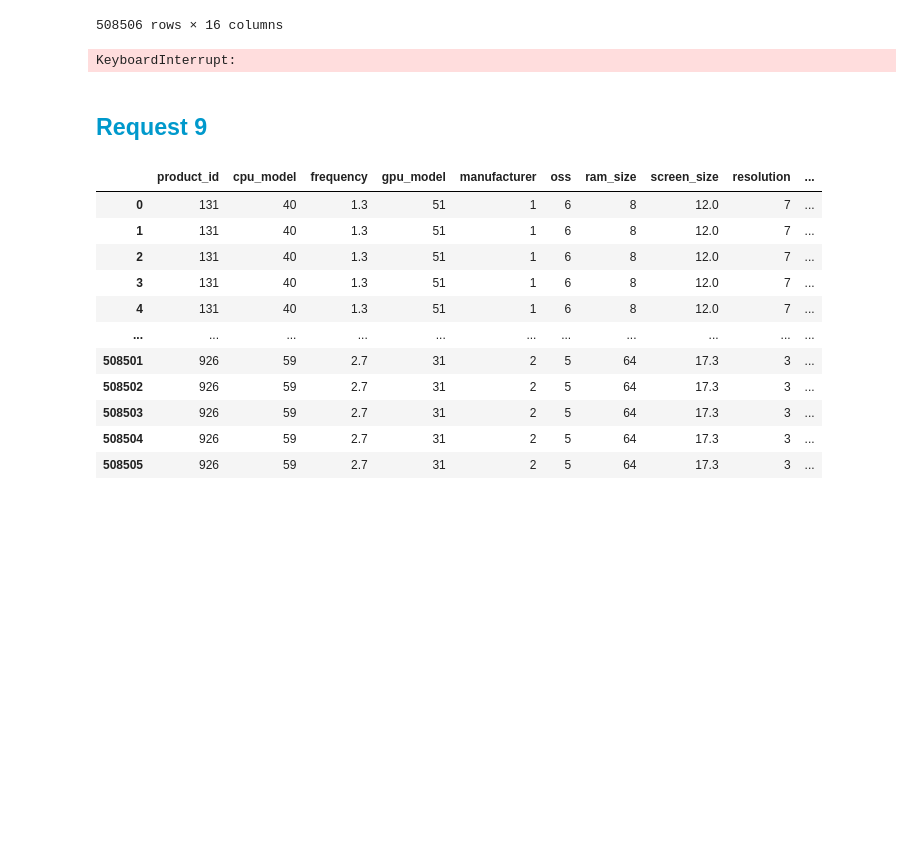
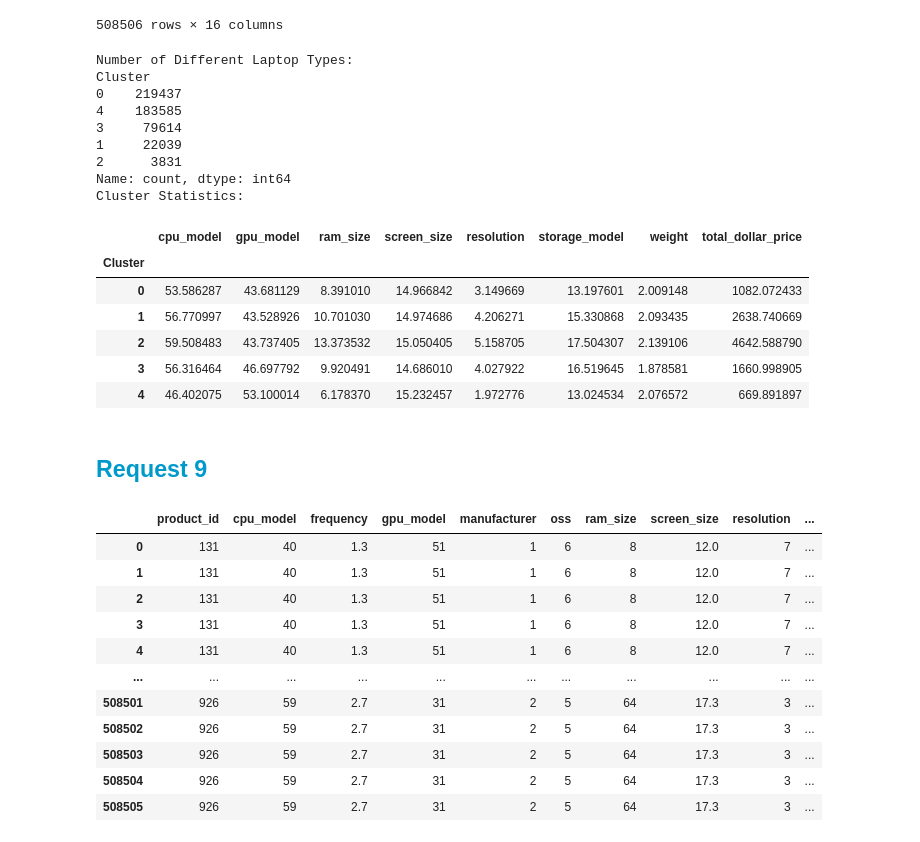
Before and after one commit to amiralira/G6_project2, a Jupyter notebook: Answers/requests.ipynb, the cells around one changed output. Cells and saved outputs as stored; diff of their text form; code cells hidden in the pictures; blank space fills up the shorter version.

```diff
--- a/Answers/requests.ipynb
+++ b/Answers/requests.ipynb
@@ -776,20 +737,0 @@ df[numerical_features] = scaler.fit_transform(df[numerical_features])
-# %%
-# Model 1 for training data
-from sklearn.cluster import KMeans
-from sklearn.metrics import silhouette_score, davies_bouldin_score
-from sklearn.model_selection import train_test_split
-
-k = 3
-kmeans = KMeans(n_clusters=k, random_state=0)
-
-cluster_labels = kmeans.fit_predict(df)
-
-X_train, X_test, y_train, y_test = train_test_split(df, cluster_labels, test_size=0.2, random_state=0)
-
-silhouette_avg = silhouette_score(df, cluster_labels)
-davies_bouldin = davies_bouldin_score(df, cluster_labels)
-
-print(f"Silhouette Score: {silhouette_avg}")
-print(f"Davies-Bouldin Index: {davies_bouldin}")
-# %% [output]
-KeyboardInterrupt:
@@ -818,3 +738,53 @@ print(f"ROC AUC: {roc_auc}")
+# %%
+import pandas as pd
+from sklearn.preprocessing import LabelEncoder
+from sklearn.cluster import KMeans
+
+# Data Preparation
+selected_features = ['cpu_model', 'gpu_model', 'ram_size', 'screen_size', 'resolution', 'storage_model', 'weight', 'total_dollar_price']
+df = df_req_eight[selected_features]
+
+label_encoder = LabelEncoder()
+categorical_columns = ['cpu_model', 'gpu_model', 'storage_model', 'resolution']
+
+for column in categorical_columns:
+    df.loc[:, column] = label_encoder.fit_transform(df.loc[:, column])
+
+
+num_clusters = 5
+n_init_value = 10
+kmeans = KMeans(n_clusters=num_clusters, n_init=n_init_value, random_state=0)
+cluster_labels = kmeans.fit_predict(df)
+
+
+# Now, 'cluster_labels' contains cluster assignments for each laptop, and 'num_clusters' represents the number of distinct laptop types.
+# %%
+df.loc[:, 'Cluster'] = cluster_labels
+cluster_stats = df.groupby('Cluster').mean()
+
+laptop_types = df['Cluster'].value_counts()
+print("Number of Different Laptop Types:")
+print(laptop_types)
+
+print("Cluster Statistics:")
+cluster_stats
+# %% [output]
+Number of Different Laptop Types:
+Cluster
+0    219437
+4    183585
+3     79614
+1     22039
+2      3831
+Name: count, dtype: int64
+Cluster Statistics:
+|  | cpu_model | gpu_model | ram_size | screen_size | resolution | storage_model | weight | total_dollar_price |
+| Cluster |  |  |  |  |  |  |  |  |
+| 0 | 53.586287 | 43.681129 | 8.391010 | 14.966842 | 3.149669 | 13.197601 | 2.009148 | 1082.072433 |
+| 1 | 56.770997 | 43.528926 | 10.701030 | 14.974686 | 4.206271 | 15.330868 | 2.093435 | 2638.740669 |
+| 2 | 59.508483 | 43.737405 | 13.373532 | 15.050405 | 5.158705 | 17.504307 | 2.139106 | 4642.588790 |
+| 3 | 56.316464 | 46.697792 | 9.920491 | 14.686010 | 4.027922 | 16.519645 | 1.878581 | 1660.998905 |
+| 4 | 46.402075 | 53.100014 | 6.178370 | 15.232457 | 1.972776 | 13.024534 | 2.076572 | 669.891897 |
 # %% [markdown]
 <h2 align=left style="line-height:200%;font-family:vazir;color:#0099cc">
 <font face="vazir" color="#0099cc">
```
Also changed, not shown: parts of 3 cells of this notebook.
